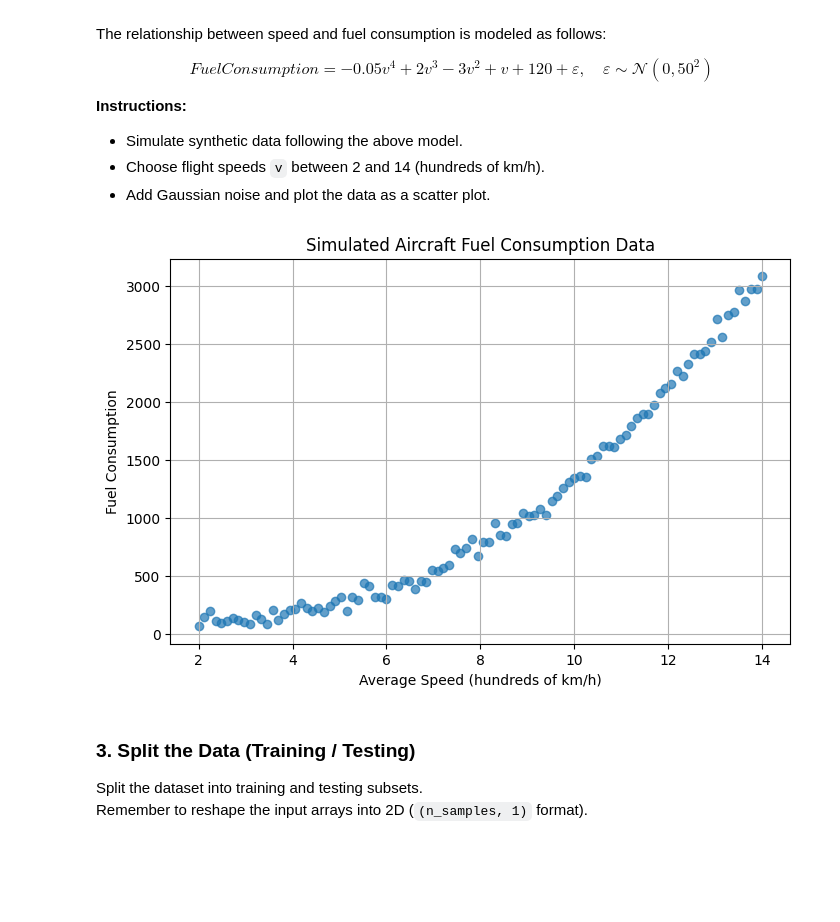
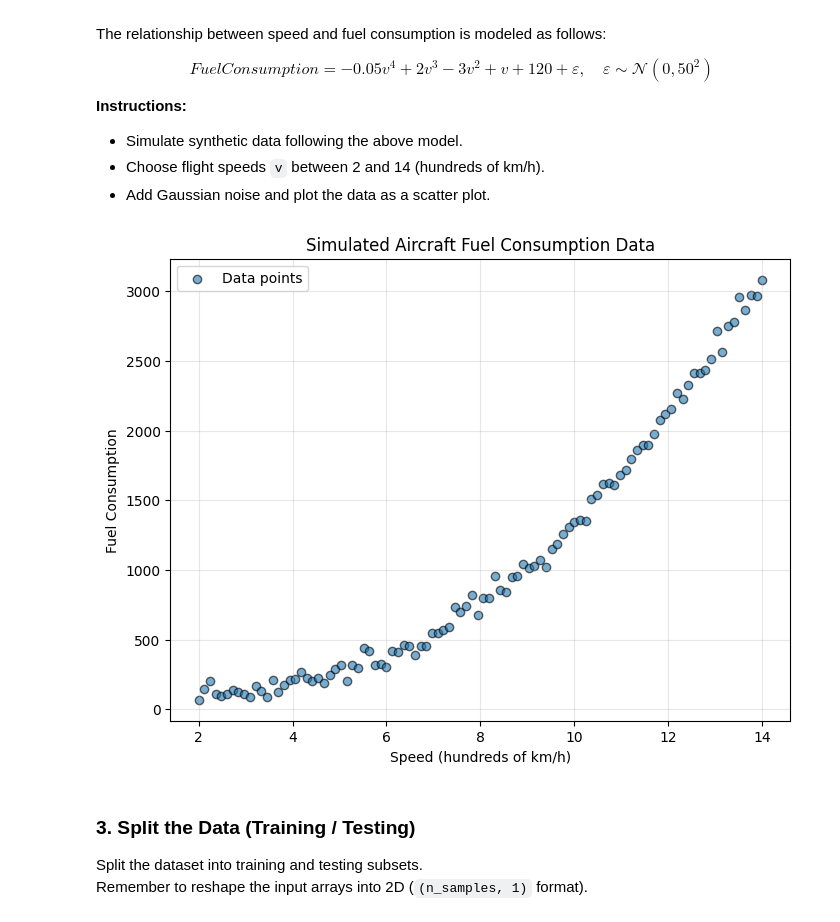
Before and after one commit to parsaivi/Machine-Learning-Course, a Jupyter notebook: HW1/ML_PHW1_Fall_2025/Regression_and_Perceptron.ipynb, the cells around one changed output. Cells and saved outputs as stored; diff of their text form; code cells hidden in the pictures; blank space fills up the shorter version.

```diff
--- a/HW1/ML_PHW1_Fall_2025/Regression and Perceptron.ipynb
+++ b/HW1/ML_PHW1_Fall_2025/Regression_and_Perceptron.ipynb
@@ -56,13 +56,26 @@ $$
 # %%
 np.random.seed(111)
 
-v = None  # TODO: create a NumPy array of 100 speed values (hundreds of km/h) evenly spaced between 2 and 14
-noise = None  # TODO: generate random noise from a normal distribution with mean 0 and standard deviation 50, same shape as v
-y = None  # TODO: compute the target values using the equation -0.05*v**4 + 2*v**3 - 3*v**2 + v + 120, then add the noise
+# create a NumPy array of 100 speed values (hundreds of km/h) evenly spaced between 2 and 14
+v = np.linspace(2, 14, 100)
 
-# TODO: plot the data
+# generate random noise from a normal distribution with mean 0 and standard deviation 50, same shape as v
+noise = np.random.normal(0, 50, v.shape)
+
+# compute the target values using the equation -0.05*v**4 + 2*v**3 - 3*v**2 + v + 120, then add the noise
+y = -0.05*v**4 + 2*v**3 - 3*v**2 + v + 120 + noise
+
+# plot the data
+plt.figure(figsize=(8, 6))
+plt.scatter(v, y, alpha=0.6, edgecolors='k', label='Data points')
+plt.xlabel('Speed (hundreds of km/h)')
+plt.ylabel('Fuel Consumption')
+plt.title('Simulated Aircraft Fuel Consumption Data')
+plt.legend()
+plt.grid(True, alpha=0.3)
+plt.show()
 # %% [output]
-[figure, old version]
+[figure, new version]
 # %% [markdown]
 
 ### 3. Split the Data (Training / Testing)
```
Also changed, not shown: parts of 10 cells of this notebook, 1 other file.
